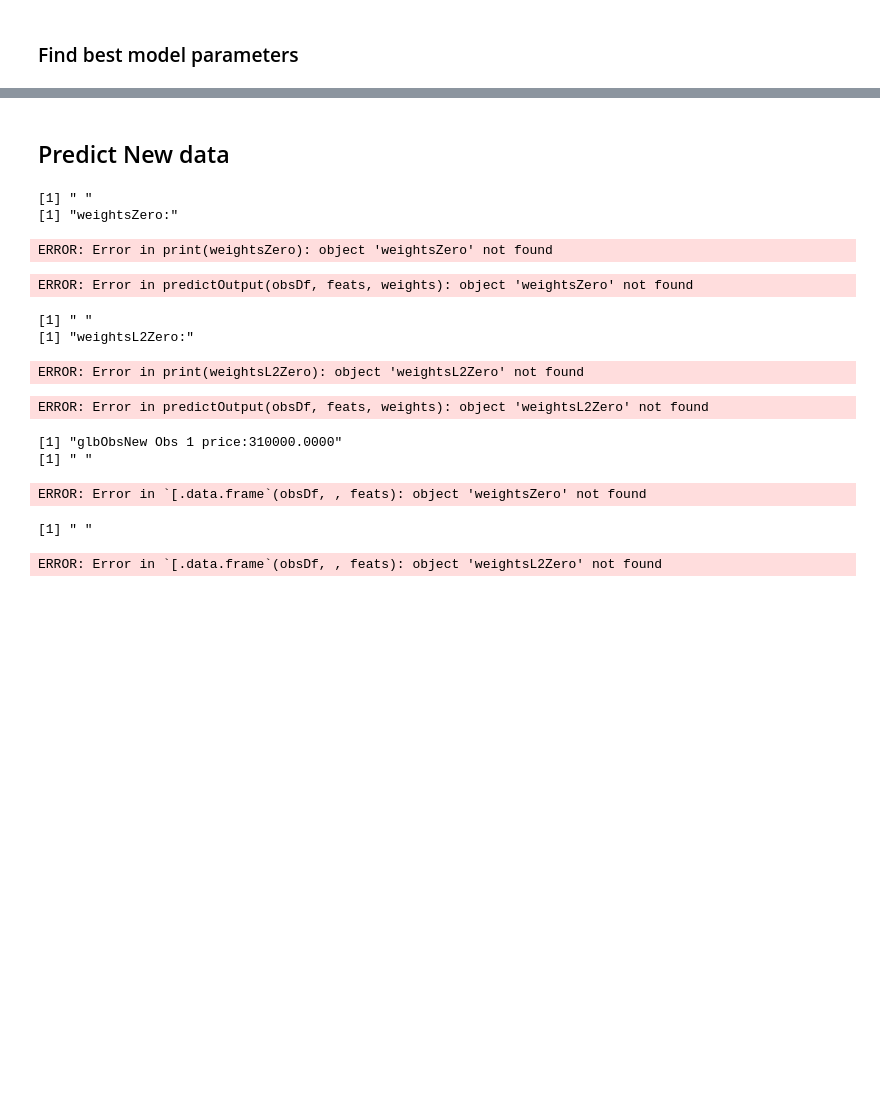
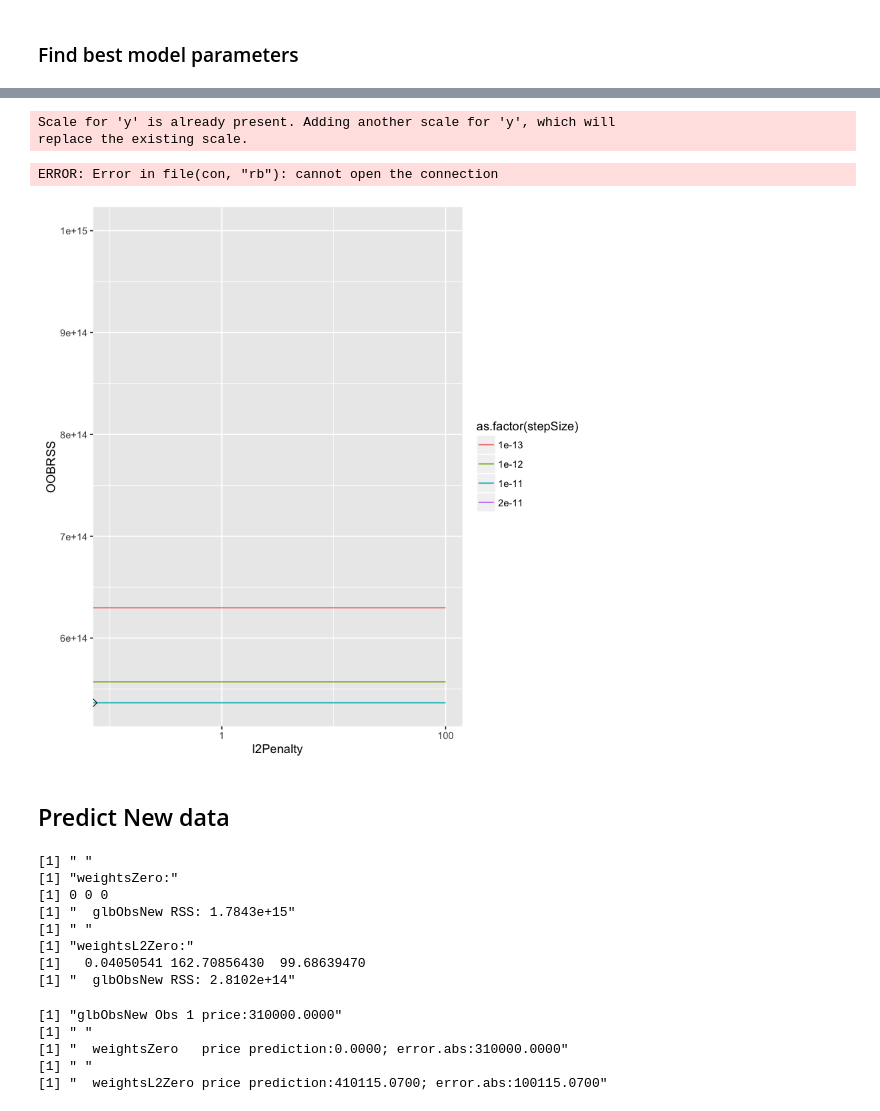
Before and after one commit to bdanalytics/UofWashington-MachineLearning, a Jupyter notebook: WAKCHouses_SGD_Test.ipynb, the cells around one changed output, grey strips where cells are left out. Cells and saved outputs as stored; diff of their text form; code cells hidden in the pictures; blank space fills up the shorter version.

```diff
--- a/WAKCHouses_SGD_Test.ipynb
+++ b/WAKCHouses_SGD_Test.ipynb
@@ -455,29 +553,0 @@ print(dplyr::arrange(mdlDf, desc(OOBRSS)))
-# %%
-maxIterations <- 100
-mdlLst <- list()
-mdlDf <- expand.grid(stepSize  = c(1e-13, 1e-12, 1e-11),
-                     l2Penalty = c(1e+02, 1e+04, 1e+06, 1e+08, 1e10))
-# mdlDf <- expand.grid(stepSize  = c(1e-13, 1e-12),
-#                      l2Penalty = c(1e+02, 1e+04))
-resDf <- foreach(mdlIx = 1:nrow(mdlDf), .combine = rbind) %do% {
-    print("")
-    print(sprintf(
-        "Running optimizeGradientDescent for l2Penalty:%0.4e",
-          mdlDf[mdlIx, 'l2Penalty']))
-    mdlWeights <-
-        optimizeGradientDescent(glbObsFit, glbFeats, weightsZero,
-                                mdlDf[mdlIx, 'stepSize'],
-                                mdlDf[mdlIx, 'l2Penalty'],
-                    ridgeRegressionLossFn, ridgeRegressionLossGradientFn,
-                                maxIterations, verbose = FALSE)
-    print('  mdlWeights:')
-    print(mdlWeights)
-    thsRes <- data.frame(matrix(c(mdlWeights,
-                           getObsRSS(glbObsOOB, glbFeats, mdlWeights)),
-                               nrow = 1))
-    row.names(thsRes) <- mdlIx
-    thsRes
-}
-names(resDf) <- c('.intercept', glbFeats, 'OOBRSS')
-mdlDf <- cbind(mdlDf, resDf)
-print(dplyr::arrange(mdlDf, desc(OOBRSS)))
@@ -513,2 +563,18 @@ plot without title
+# %%
+#pltMdlDf <- subset(mdlDf, OOBRSS < 1e+41)
+pltMdlDf <- mdlDf
+print(ggplot(pltMdlDf, aes(x = l2Penalty, y = OOBRSS, group = stepSize)) +
+      geom_line(aes(color = as.factor(stepSize))) +
+      scale_x_log10() +
+      geom_point(data = mdlDf[which.min(mdlDf$OOBRSS), ],
+                 shape = 5, color = 'black', size = 2) +
+      scale_y_log10() +
+      ylim(c(NA, 1e+15))
+     )
+# %% [output]
+Scale for 'y' is already present. Adding another scale for 'y', which will
+replace the existing scale.
+ERROR: Error in file(con, "rb"): cannot open the connection
+[figure, added]
 # %% [markdown]
 ## Predict New data
@@ -522,22 +583,22 @@ print(" ")
 print(sprintf("weightsZero:"))
 print(weightsZero)
 print(sprintf("  glbObsNew RSS: %.4e",
-              getObsNewRSS(glbObsNew, glbFeats, weightsZero)))
+              getObsRSS(glbObsNew, glbFeats, weightsZero)))
 
 print(" ")
 print(sprintf('weightsL2Zero:'))
 print(weightsL2Zero)
 print(sprintf('  glbObsNew RSS: %.4e',
-              getObsNewRSS(glbObsNew, glbFeats, weightsL2Zero)))
+              getObsRSS(glbObsNew, glbFeats, weightsL2Zero)))
 # %% [output]
 [1] " "
 [1] "weightsZero:"
+[1] 0 0 0
+[1] "  glbObsNew RSS: 1.7843e+15"
+[1] " "
+[1] "weightsL2Zero:"
+[1]   0.04050541 162.70856430  99.68639470
+[1] "  glbObsNew RSS: 2.8102e+14"
-ERROR: Error in print(weightsZero): object 'weightsZero' not found
-ERROR: Error in predictOutput(obsDf, feats, weights): object 'weightsZero' not found
-[1] " "
-[1] "weightsL2Zero:"
-ERROR: Error in print(weightsL2Zero): object 'weightsL2Zero' not found
-ERROR: Error in predictOutput(obsDf, feats, weights): object 'weightsL2Zero' not found
 # %%
 print(sprintf("glbObsNew Obs 1 %s:%0.4f",
               glb_rsp_var, glbObsNew[1, glb_rsp_var]))
@@ -545,20 +606,20 @@ print(sprintf("glbObsNew Obs 1 %s:%0.4f",
 print(" ")
 print(sprintf("  weightsZero   %s prediction:%0.4f; error.abs:%0.4f",
               glb_rsp_var,
-              prediction <- predictOutput(glbObsNew[1, ], weightsZero  ),
+    prediction <- predictOutput(glbObsNew[1, ], glbFeats, weightsZero  ),
               abs(prediction - glbObsNew[1, glb_rsp_var])))
 
 print(" ")
 print(sprintf("  weightsL2Zero %s prediction:%0.4f; error.abs:%0.4f",
               glb_rsp_var,
-              prediction <- predictOutput(glbObsNew[1, ], weightsL2Zero),
+    prediction <- predictOutput(glbObsNew[1, ], glbFeats, weightsL2Zero),
               abs(prediction - glbObsNew[1, glb_rsp_var])))
 # %% [output]
 [1] "glbObsNew Obs 1 price:310000.0000"
 [1] " "
+[1] "  weightsZero   price prediction:0.0000; error.abs:310000.0000"
+[1] " "
+[1] "  weightsL2Zero price prediction:410115.0700; error.abs:100115.0700"
-ERROR: Error in `[.data.frame`(obsDf, , feats): object 'weightsZero' not found
-[1] " "
-ERROR: Error in `[.data.frame`(obsDf, , feats): object 'weightsL2Zero' not found
 # %%
 print(sessionInfo())
 # %% [output]
```
Also changed, not shown: parts of 22 cells of this notebook, 6 other files.
